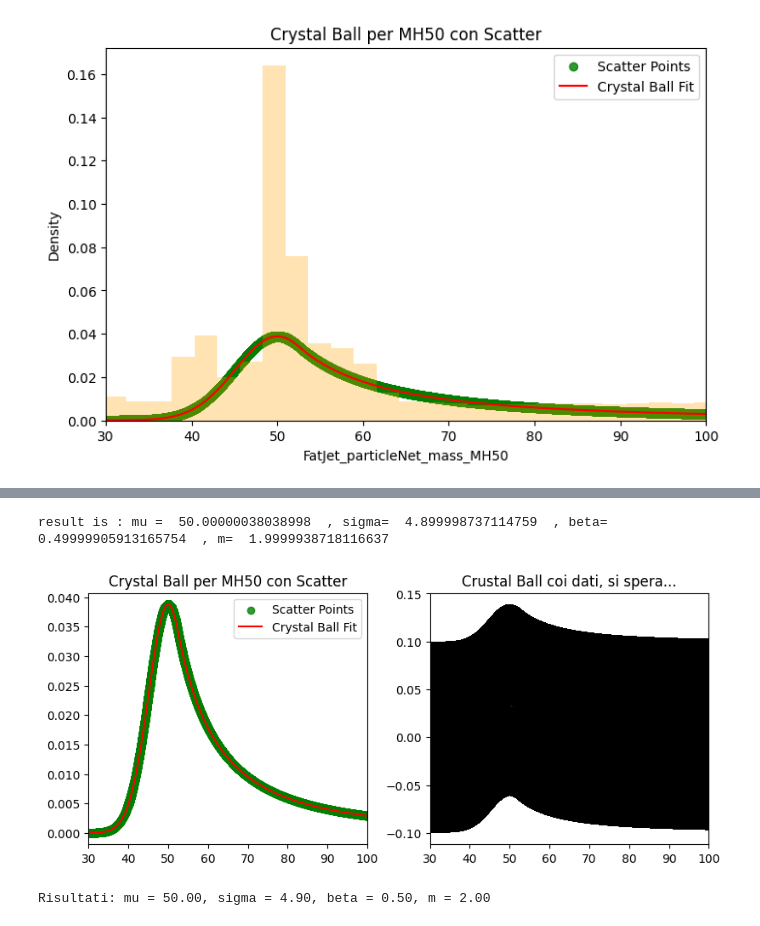
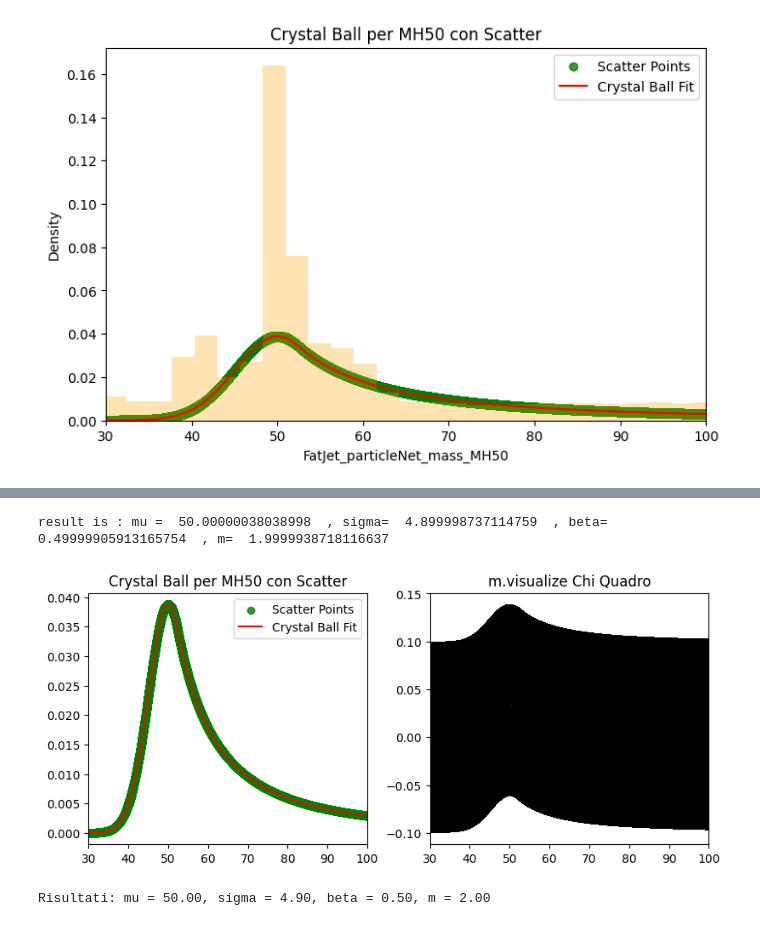
Before and after one commit to riccardocanterini-cyber/Tesi, a Jupyter notebook: Fit_Dati.ipynb, the cells around one changed output, grey strips where cells are left out. Saved outputs shown, nothing was run; the diff lists cells and outputs as text; code cells hidden in the pictures.

```diff
--- a/Fit_Dati.ipynb
+++ b/Fit_Dati.ipynb
@@ -140,33 +141,33 @@ result is : mu =  47.49457200968886  , sigma=  19.46169981661947  , beta=  0.542
 # %%
 #Proviamo ora col metodo de Chi Quadro
 
 from iminuit.cost import LeastSquares
 yerr=[0.1 for _ in xp]  # Supponiamo un errore costante per ogni punto
 ls = LeastSquares(xp, yp, yerr, model=cb_pdf)
 m = Minuit(ls, mu=50, sigma=5, beta=0.5, m=2)
 m.limits["mu"]=(30,100)
 m.limits["sigma"]=(0,20)
 m.limits["beta"]=(0.1,5)
 m.limits["m"]=(1.5,5)
 m.migrad()
 print("result is : mu = ", m.values[0]," , sigma= ",m.values[1]," , beta= ",m.values[2]," , m= ",m.values[3])
 
 fig, ax = plt.subplots(1, 2,figsize=(8, 3.5), sharex=True, constrained_layout=True)
 plt.sca(ax[0])
 plt.title("Crystal Ball per MH50 con Scatter")
 plt.scatter(xp,yp, color="green", alpha=0.8, label="Scatter Points")
 plt.plot(xp, yp, color="red", alpha=1, label="Crystal Ball Fit")
 plt.xlim(30, 100)
 plt.legend()
 
 plt.sca(ax[1])
-plt.title("Crustal Ball coi dati, si spera...")
+plt.title("m.visualize Chi Quadro")
 m.visualize()
 plt.xlim(30, 100)
 plt.show()
 # %% [output]
 result is : mu =  50.00000038038998  , sigma=  4.899998737114759  , beta=  0.49999905913165754  , m=  1.9999938718116637
-[figure, old version]
+[figure, new version]
 # %%
 #Seconda prova con il chi quadro
 
```
Also changed, not shown: parts of 6 cells of this notebook.
